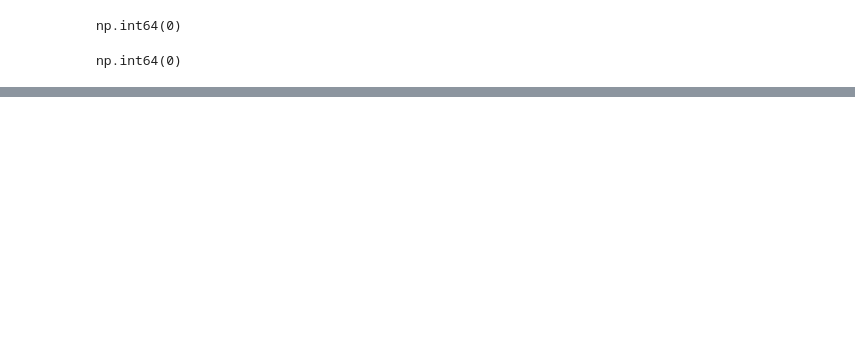
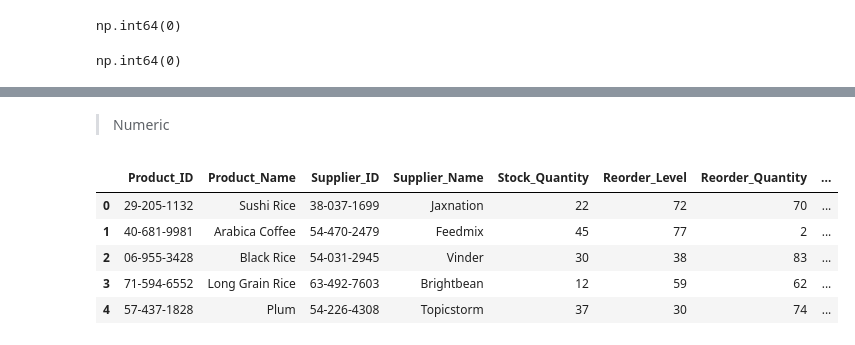
Before and after one commit to rbalbinotti/smart-supply-chain-ai, a Jupyter notebook: notebooks/01-mod_demand_inventory.ipynb, the cells around one changed output, grey strips where cells are left out. Cells and saved outputs as stored; diff of their text form; code cells hidden in the pictures; blank space fills up the shorter version.

```diff
--- a/notebooks/01-mod_demand_inventory.ipynb
+++ b/notebooks/01-mod_demand_inventory.ipynb
@@ -228,8 +242,0 @@ df.insert(10, 'Reorder_Value', (df['Reorder_Quantity'] * df['Unit_Price']))
-# %%
-# create Stock Percent Total Value
-perc_stock = (df['Stock_Value'] / (df['Stock_Value'].sum())) * 100
-df.insert(10, 'Stock_Value(%)', value=perc_stock)
-
-# create Reorder Percent Total Value
-perc_reorder = (df['Reorder_Value'] / (df['Reorder_Value'].sum())) * 100
-df.insert(12, 'Reorder_Value(%)', value=perc_reorder)
@@ -299,0 +286,2 @@ Name: Product_ID, dtype: int64
+# %% [markdown]
+> Numeric
@@ -299,0 +291,9 @@ Name: Product_ID, dtype: int64
+# %%
+df.select_dtypes(['int', 'float', 'object']).head()
+# %% [output]
+|  | Product_ID | Product_Name | Supplier_ID | Supplier_Name | Stock_Quantity | Reorder_Level | Reorder_Quantity | ... |
+| 0 | 29-205-1132 | Sushi Rice | 38-037-1699 | Jaxnation | 22 | 72 | 70 | ... |
+| 1 | 40-681-9981 | Arabica Coffee | 54-470-2479 | Feedmix | 45 | 77 | 2 | ... |
+| 2 | 06-955-3428 | Black Rice | 54-031-2945 | Vinder | 30 | 38 | 83 | ... |
+| 3 | 71-594-6552 | Long Grain Rice | 63-492-7603 | Brightbean | 12 | 59 | 62 | ... |
+| 4 | 57-437-1828 | Plum | 54-226-4308 | Topicstorm | 37 | 30 | 74 | ... |
```
Also changed, not shown: parts of 97 cells of this notebook.
